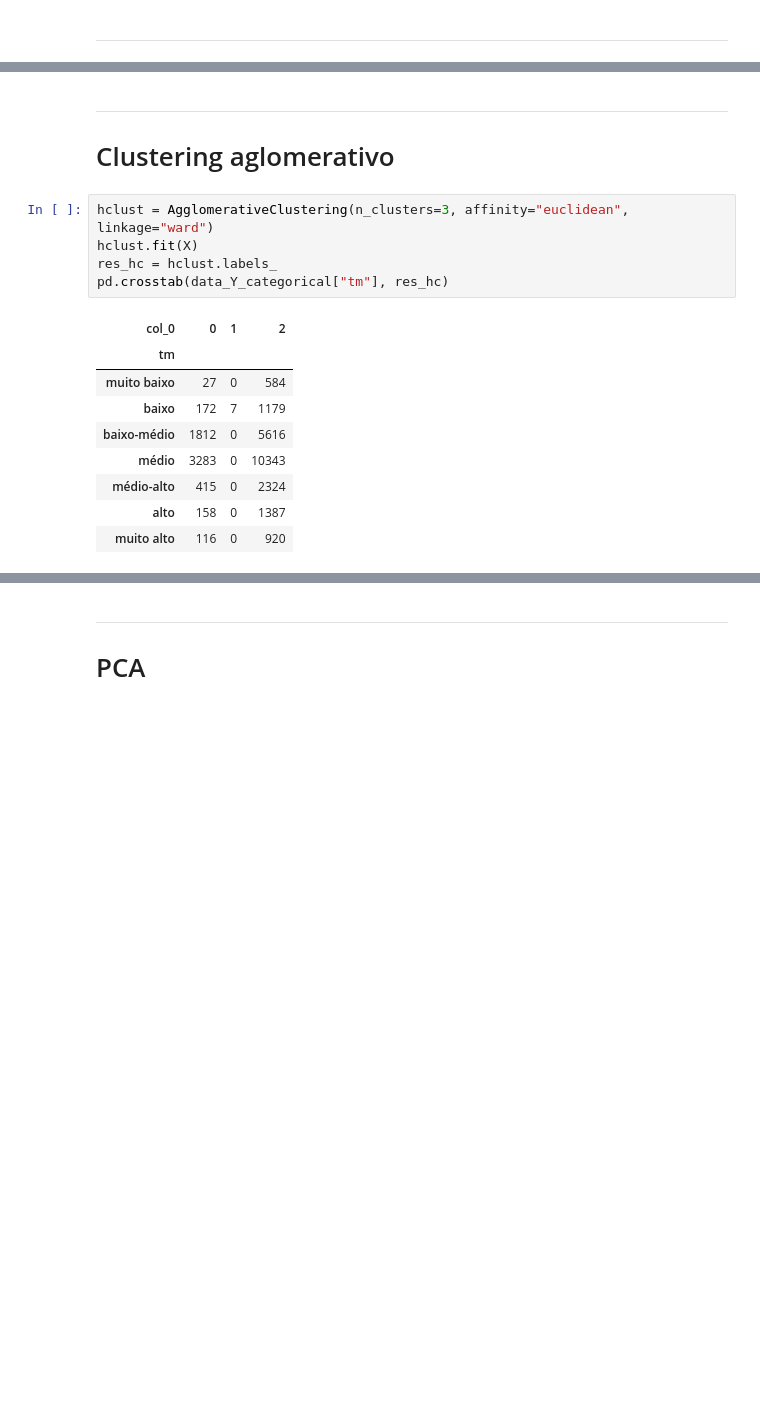
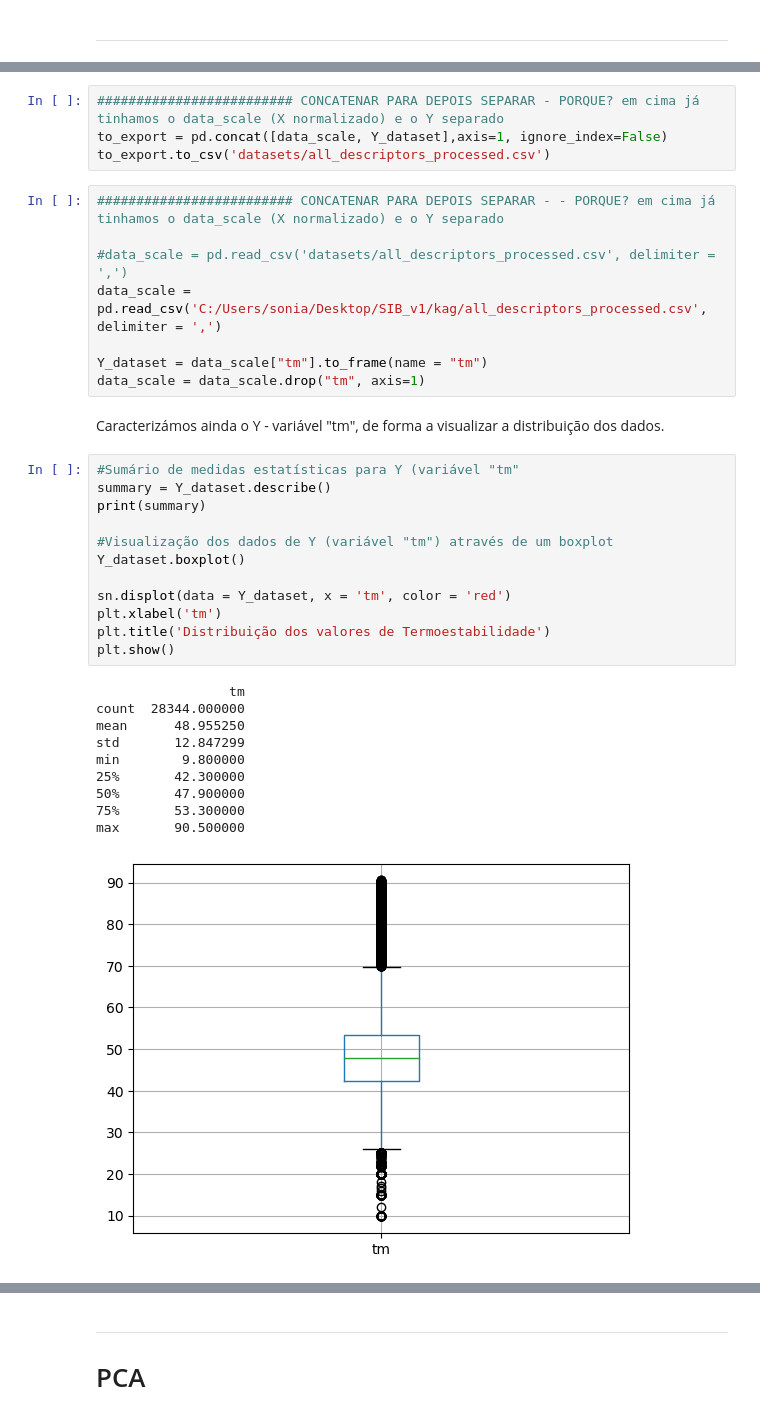
Before and after one commit to Sonia42882/SIB_v1, a Jupyter notebook: kag/notebook.ipynb, the cells around one changed output, grey strips where cells are left out. Drawn from its saved outputs; the diff is of its cells as text; blank space fills up the shorter version.

```diff
--- a/kag/notebook.ipynb
+++ b/kag/notebook.ipynb
@@ -682,18 +486,37 @@ plt.show()
-# %% [markdown]
-----------------------------------------
-# Clustering aglomerativo
-# %%
-hclust = AgglomerativeClustering(n_clusters=3, affinity="euclidean", linkage="ward")
-hclust.fit(X)
-res_hc = hclust.labels_
-pd.crosstab(data_Y_categorical["tm"], res_hc)
-# %% [output]
-| col_0 | 0 | 1 | 2 |
-| tm |  |  |  |
-| muito baixo | 27 | 0 | 584 |
-| baixo | 172 | 7 | 1179 |
-| baixo-médio | 1812 | 0 | 5616 |
-| médio | 3283 | 0 | 10343 |
-| médio-alto | 415 | 0 | 2324 |
-| alto | 158 | 0 | 1387 |
-| muito alto | 116 | 0 | 920 |
+# %%
+######################### CONCATENAR PARA DEPOIS SEPARAR - PORQUE? em cima já tinhamos o data_scale (X normalizado) e o Y separado
+to_export = pd.concat([data_scale, Y_dataset],axis=1, ignore_index=False)
+to_export.to_csv('datasets/all_descriptors_processed.csv')
+# %%
+######################### CONCATENAR PARA DEPOIS SEPARAR - - PORQUE? em cima já tinhamos o data_scale (X normalizado) e o Y separado
+
+#data_scale = pd.read_csv('datasets/all_descriptors_processed.csv', delimiter = ',')
+data_scale = pd.read_csv('C:/Users/sonia/Desktop/SIB_v1/kag/all_descriptors_processed.csv', delimiter = ',')
+
+Y_dataset = data_scale["tm"].to_frame(name = "tm")
+data_scale = data_scale.drop("tm", axis=1)
+# %% [markdown]
+Caracterizámos ainda o Y - variável "tm", de forma a visualizar a distribuição dos dados.
+# %%
+#Sumário de medidas estatísticas para Y (variável "tm"
+summary = Y_dataset.describe()
+print(summary)
+
+#Visualização dos dados de Y (variável "tm") através de um boxplot
+Y_dataset.boxplot()
+
+sn.displot(data = Y_dataset, x = 'tm', color = 'red')
+plt.xlabel('tm')
+plt.title('Distribuição dos valores de Termoestabilidade')
+plt.show()
+# %% [output]
+                 tm
+count  28344.000000
+mean      48.955250
+std       12.847299
+min        9.800000
+25%       42.300000
+50%       47.900000
+75%       53.300000
+max       90.500000
+[figure, added]
```
Also changed, not shown: parts of 36 cells of this notebook.
